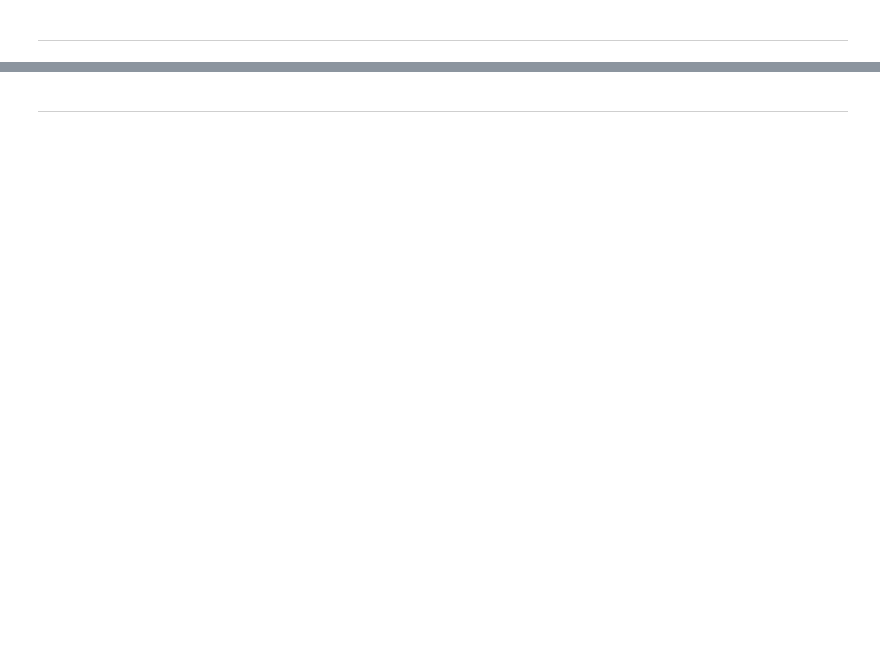
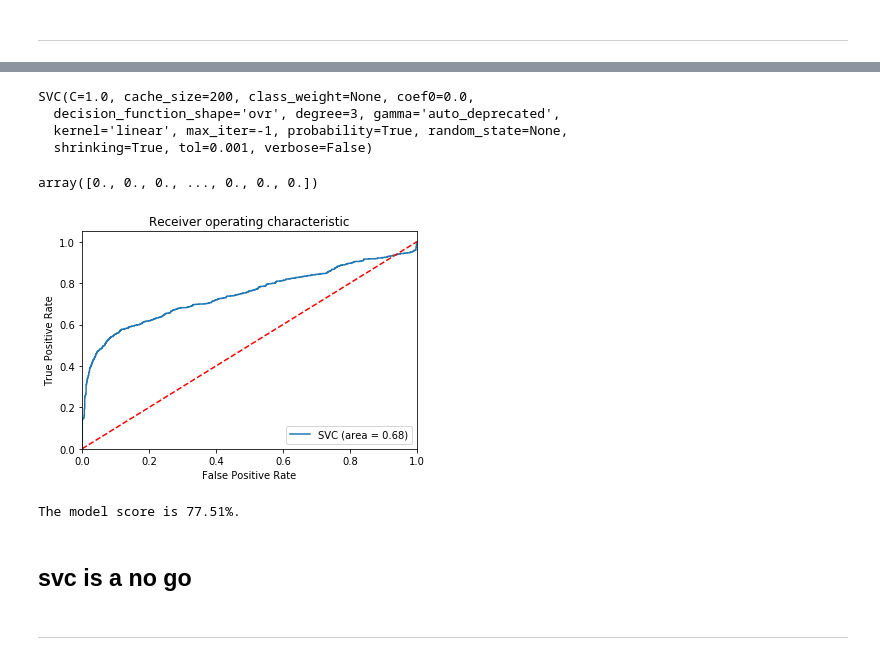
Before and after one commit to metamoles/metamoles, a Jupyter notebook: deprecated/notebooks/grid_search.ipynb, the cells around one changed output, grey strips where cells are left out. Cells and saved outputs as stored; diff of their text form; code cells hidden in the pictures; blank space fills up the shorter version.

```diff
--- a/deprecated/notebooks/grid_search.ipynb
+++ b/deprecated/notebooks/grid_search.ipynb
@@ -110,3 +148,39 @@ print(gd_sr.best_params_)
+# %%
+svmodel = SVC(kernel='linear', probability=True)
+# %%
+svmodel.fit(feature_train,reaction_train)
+# %% [output]
+SVC(C=1.0, cache_size=200, class_weight=None, coef0=0.0,
+  decision_function_shape='ovr', degree=3, gamma='auto_deprecated',
+  kernel='linear', max_iter=-1, probability=True, random_state=None,
+  shrinking=True, tol=0.001, verbose=False)
+# %%
+svmodel.predict(feature_test)
+# %% [output]
+array([0., 0., 0., ..., 0., 0., 0.])
+# %%
+logit_roc_auc = roc_auc_score(reaction_test, svmodel.predict(feature_test))
+
+fpr, tpr, thresholds = roc_curve(reaction_test, svmodel.predict_proba(feature_test)[:,1])
+
+plt.figure()
+plt.plot(fpr, tpr, label='SVC (area = %0.2f)' % logit_roc_auc)
+plt.plot([0, 1], [0, 1],'r--')
+plt.xlim([0.0, 1.0])
+plt.ylim([0.0, 1.05])
+plt.xlabel('False Positive Rate')
+plt.ylabel('True Positive Rate')
+plt.title('Receiver operating characteristic')
+plt.legend(loc="lower right")
+plt.show()
+
+score = svmodel.score(feature_test, reaction_test)
+print('The model score is ' + str(round(score*100, 2)) + '%.')
+# %% [output]
+[figure, added]
+The model score is 77.51%.
+# %% [markdown]
+## svc is a no go
 # %% [markdown]
 _______
 # %%
```
Also changed, not shown: parts of 25 cells of this notebook.
